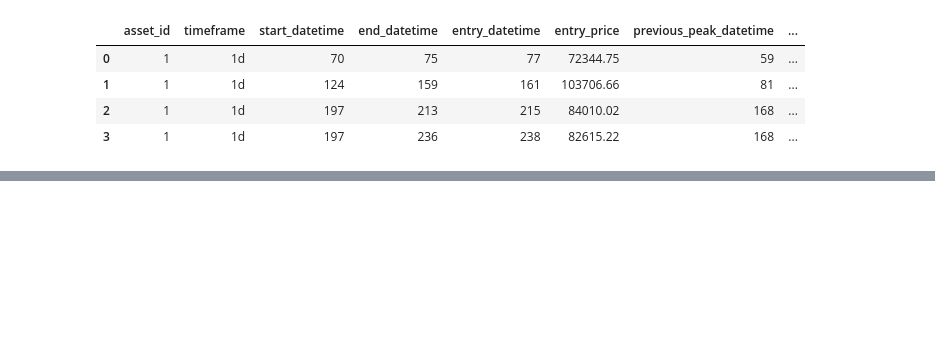
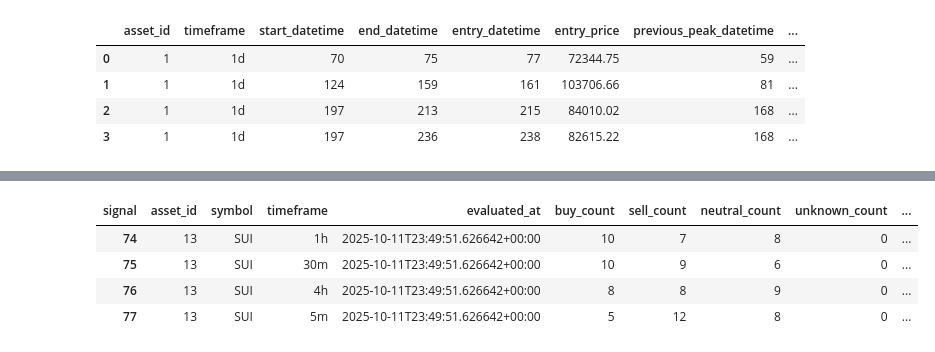
Before and after one commit to Shawn-Kim96/terminalC, a Jupyter notebook: notebooks/1.0-data_analysis.ipynb, the cells around one changed output, grey strips where cells are left out. Cells and saved outputs as stored; diff of their text form; code cells hidden in the pictures; blank space fills up the shorter version.

```diff
--- a/notebooks/1.0-data_analysis.ipynb
+++ b/notebooks/1.0-data_analysis.ipynb
@@ -57,0 +88,9 @@ divergence_df.head(4)
+# %%
+ind_sum = pd.read_pickle(os.path.join(DATA_PROCESSED_PATH, 'final_indicator_summary.pickle'))
+ind_sum.tail(4)
+# %% [output]
+| signal | asset_id | symbol | timeframe | evaluated_at | buy_count | sell_count | neutral_count | unknown_count | ... |
+| 74 | 13 | SUI | 1h | 2025-10-11T23:49:51.626642+00:00 | 10 | 7 | 8 | 0 | ... |
+| 75 | 13 | SUI | 30m | 2025-10-11T23:49:51.626642+00:00 | 10 | 9 | 6 | 0 | ... |
+| 76 | 13 | SUI | 4h | 2025-10-11T23:49:51.626642+00:00 | 8 | 8 | 9 | 0 | ... |
+| 77 | 13 | SUI | 5m | 2025-10-11T23:49:51.626642+00:00 | 5 | 12 | 8 | 0 | ... |
```
Also changed, not shown: parts of 5 cells of this notebook, 2 other files.
